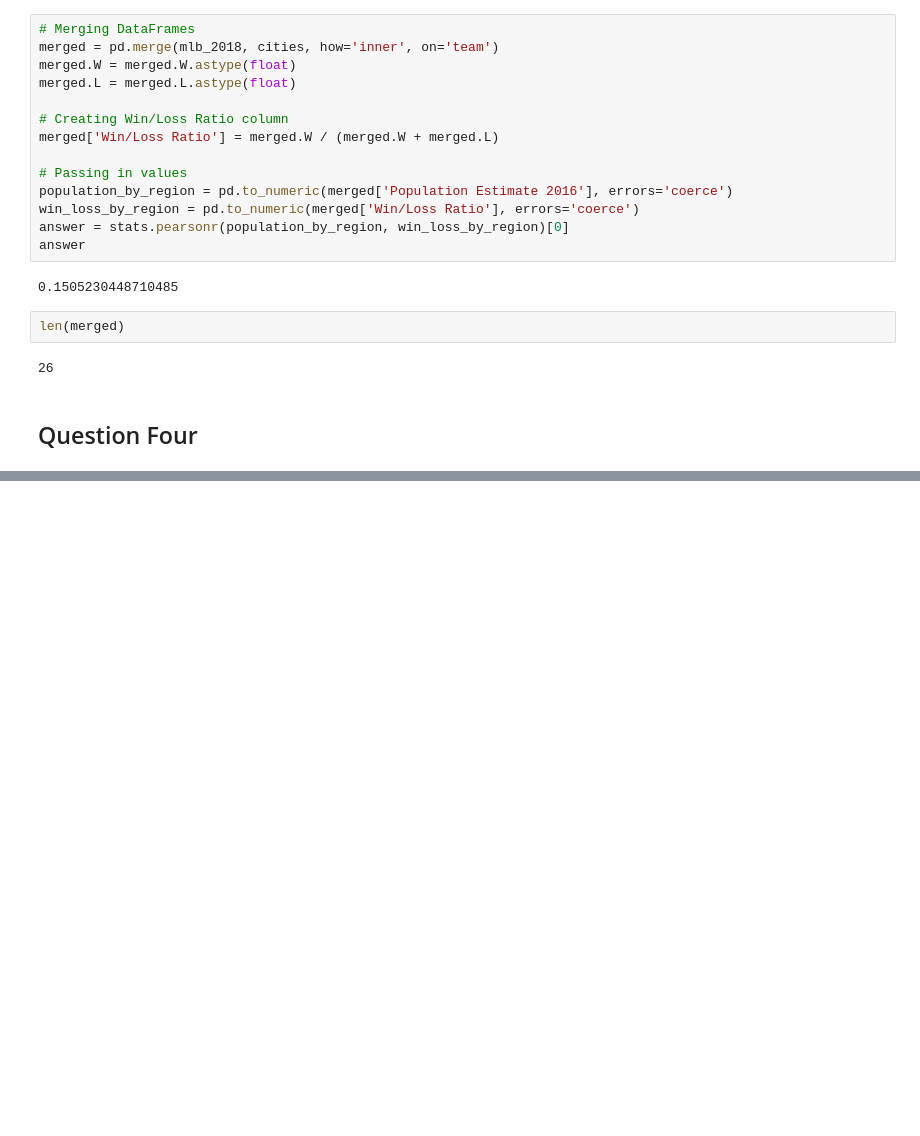
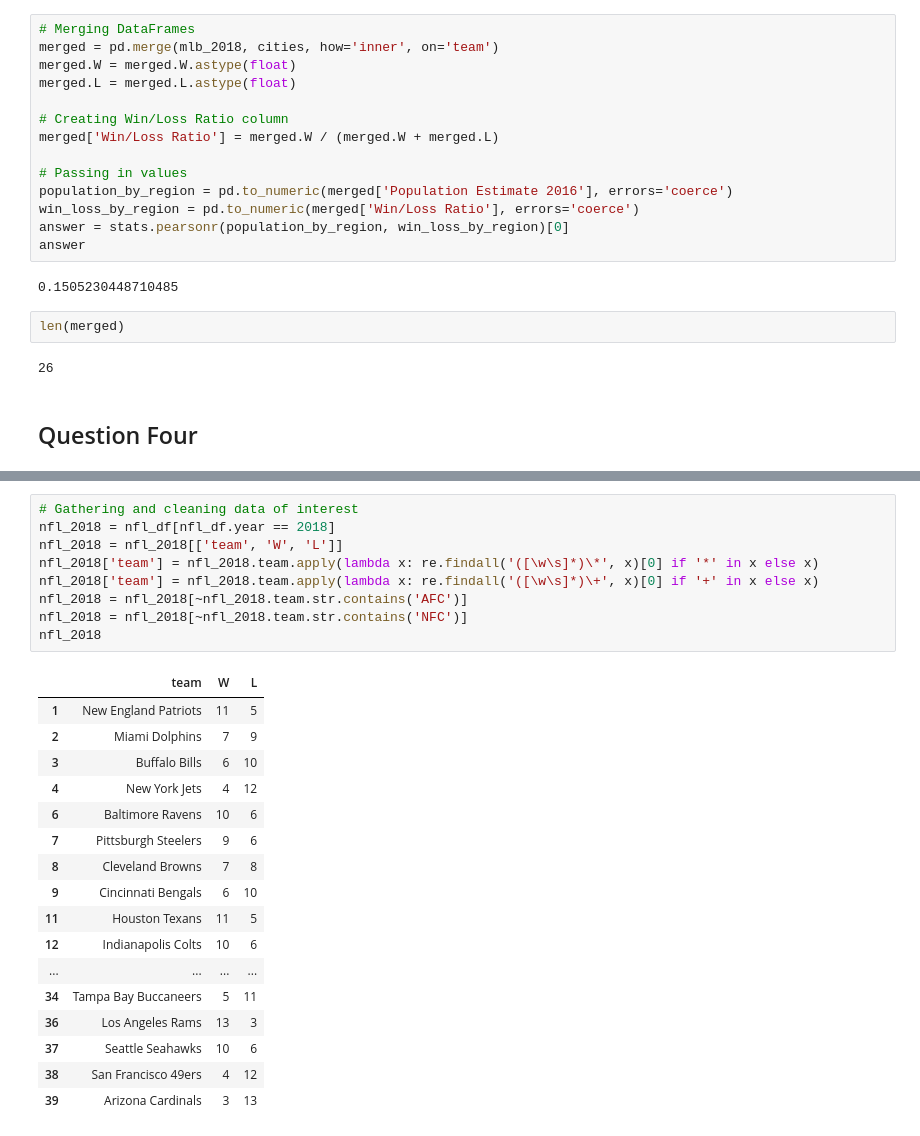
Before and after one commit to brunofbpaula/DataScience-UM-Coursera, a Jupyter notebook: Assignments/Scratches/Assignment4MU.ipynb, the cells around one changed output, grey strips where cells are left out. Cells and saved outputs as stored; diff of their text form; blank space fills up the shorter version.

```diff
--- a/Assignments/Scratches/Assignment4MU.ipynb
+++ b/Assignments/Scratches/Assignment4MU.ipynb
@@ -1028,0 +1094,27 @@ def nfl_correlation():
+# %%
+# Gathering and cleaning data of interest
+nfl_2018 = nfl_df[nfl_df.year == 2018]
+nfl_2018 = nfl_2018[['team', 'W', 'L']]
+nfl_2018['team'] = nfl_2018.team.apply(lambda x: re.findall('([\w\s]*)\*', x)[0] if '*' in x else x)
+nfl_2018['team'] = nfl_2018.team.apply(lambda x: re.findall('([\w\s]*)\+', x)[0] if '+' in x else x)
+nfl_2018 = nfl_2018[~nfl_2018.team.str.contains('AFC')]
+nfl_2018 = nfl_2018[~nfl_2018.team.str.contains('NFC')]
+nfl_2018
+# %% [output]
+|  | team | W | L |
+| 1 | New England Patriots | 11 | 5 |
+| 2 | Miami Dolphins | 7 | 9 |
+| 3 | Buffalo Bills | 6 | 10 |
+| 4 | New York Jets | 4 | 12 |
+| 6 | Baltimore Ravens | 10 | 6 |
+| 7 | Pittsburgh Steelers | 9 | 6 |
+| 8 | Cleveland Browns | 7 | 8 |
+| 9 | Cincinnati Bengals | 6 | 10 |
+| 11 | Houston Texans | 11 | 5 |
+| 12 | Indianapolis Colts | 10 | 6 |
+| ... | ... | ... | ... |
+| 34 | Tampa Bay Buccaneers | 5 | 11 |
+| 36 | Los Angeles Rams | 13 | 3 |
+| 37 | Seattle Seahawks | 10 | 6 |
+| 38 | San Francisco 49ers | 4 | 12 |
+| 39 | Arizona Cardinals | 3 | 13 |
```
Also changed, not shown: parts of 14 cells of this notebook.
